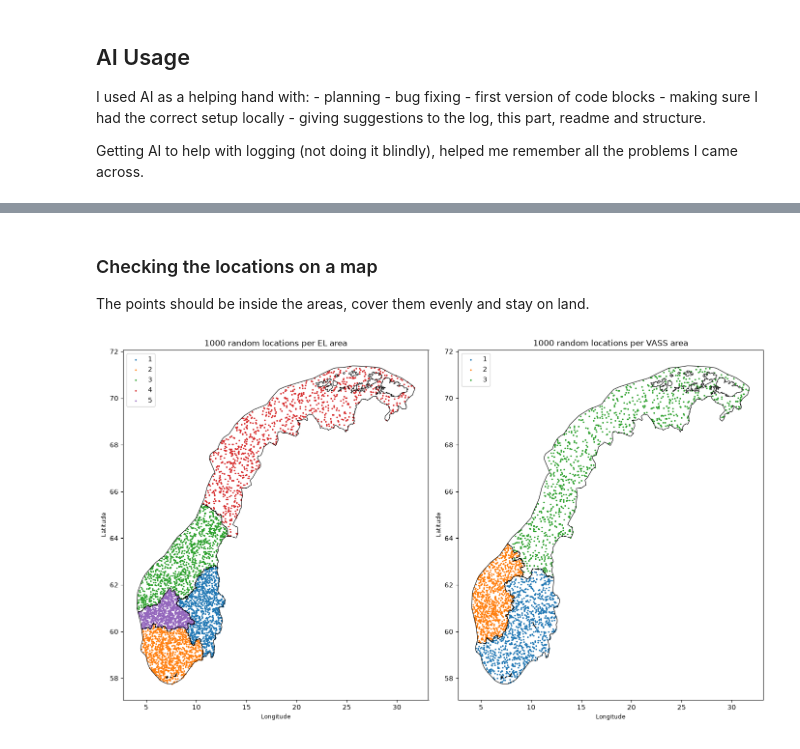
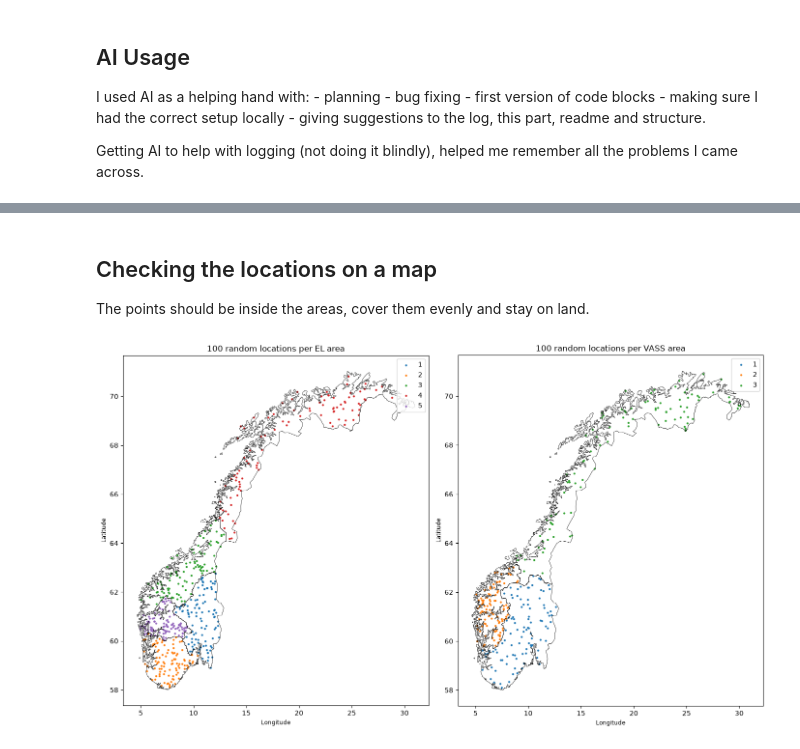
Before and after one commit to Povland/IND320, a Jupyter notebook: notebooks/Oblig3.ipynb, the cells around one changed output, grey strips where cells are left out. Drawn from its saved outputs; the diff is of its cells as text; code cells hidden in the pictures.

Commit message:
Alternative data collection

```diff
--- a/notebooks/Oblig3.ipynb
+++ b/notebooks/Oblig3.ipynb
@@ -118,0 +98,6 @@ areas
+# %%
+area_table = areas.load_areas()
+
+# Area in km² (the layers are in EPSG:25833, which is in meters)
+area_table["km2"] = (area_table.geometry.area / 1e6).round()
+area_table.drop(columns="geometry")
@@ -122,15 +119,2 @@ Both layers go out into the sea along the coast. The weather data is meant to ex
 
 An even closer match would be to sample only inside the catchments that drain to hydropower intakes, but land is a simple and reasonable approximation.
-# %%
-# Land of Norway from NVE Atlas (Administrasjon > Administrative områder > Norge_N5000).
-# If the file is missing, the areas are used as they are, sea included
-LAND_PATH = DATA_PATH / "Norge_N5000.zip"
-
-if LAND_PATH.exists():
-    norway = gpd.read_file(LAND_PATH, encoding="utf-8")
-    # Remove the sea polygons.
-    norway = norway[norway["OBJTYPE"] != "Havflate"].to_crs(areas.crs)
-    areas = gpd.clip(areas, norway)
-    print("Clipped to land")
-else:
-    print(f"{LAND_PATH} not found, areas include the sea")
@@ -138,0 +121,8 @@ Clipped to land
+# %%
+clipped = areas.clip_to_land(area_table)
+
+# Area and vertices before and after clipping
+clipped["km2_clipped"] = (clipped.geometry.area / 1e6).round()
+comparison = clipped[["area_type", "area_nr", "km2", "km2_clipped", "n_vertices", "n_vertices_clipped"]].copy()
+comparison["share_kept"] = (comparison["km2_clipped"] / comparison["km2"]).round(2)
+comparison
@@ -191,0 +144,6 @@ dtype: int64
+# %%
+locations = areas.sample_locations(clipped)
+
+# Should be 100 per area, 800 in total
+print(locations.shape)
+locations.groupby(["area_type", "area_nr"]).size()
@@ -192,19 +162,19 @@ dtype: int64
 # %% [markdown]
-### Checking the locations on a map
+## Checking the locations on a map
 The points should be inside the areas, cover them evenly and stay on land.
 # %%
 fig, axes = plt.subplots(1, 2, figsize=(14, 8))
 
 for ax, area_type in zip(axes, ["EL", "VASS"]):
-    # Area borders in black, points coloured by area
-    areas[areas["area_type"] == area_type].to_crs(4326).boundary.plot(ax=ax, color="black", linewidth=0.8)
+    # Clipped area outlines in black, points coloured by area
+    clipped[clipped["area_type"] == area_type].to_crs(4326).boundary.plot(ax=ax, color="black", linewidth=0.5)
     subset = locations[locations["area_type"] == area_type]
-    subset.plot(ax=ax, column="area_nr", categorical=True, legend=True, markersize=2)
-    ax.set_title(f"{POINTS_PER_AREA} random locations per {area_type} area")
+    subset.plot(ax=ax, column="area_nr", categorical=True, legend=True, markersize=4)
+    ax.set_title(f"{areas.POINTS_PER_AREA} random locations per {area_type} area")
     ax.set_xlabel("Longitude")
     ax.set_ylabel("Latitude")
 
 plt.tight_layout()
 plt.show()
 # %% [output]
-[figure, old version]
+[figure, new version]
```
Also changed, not shown: parts of 24 cells of this notebook, 4 other files.
